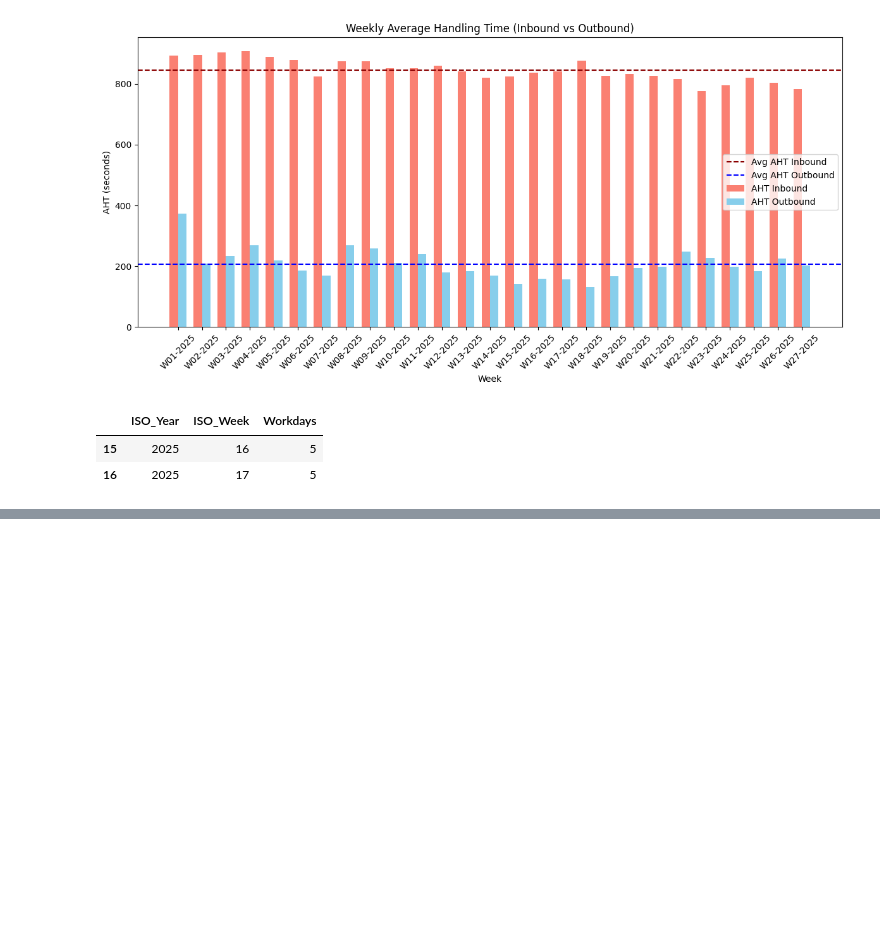
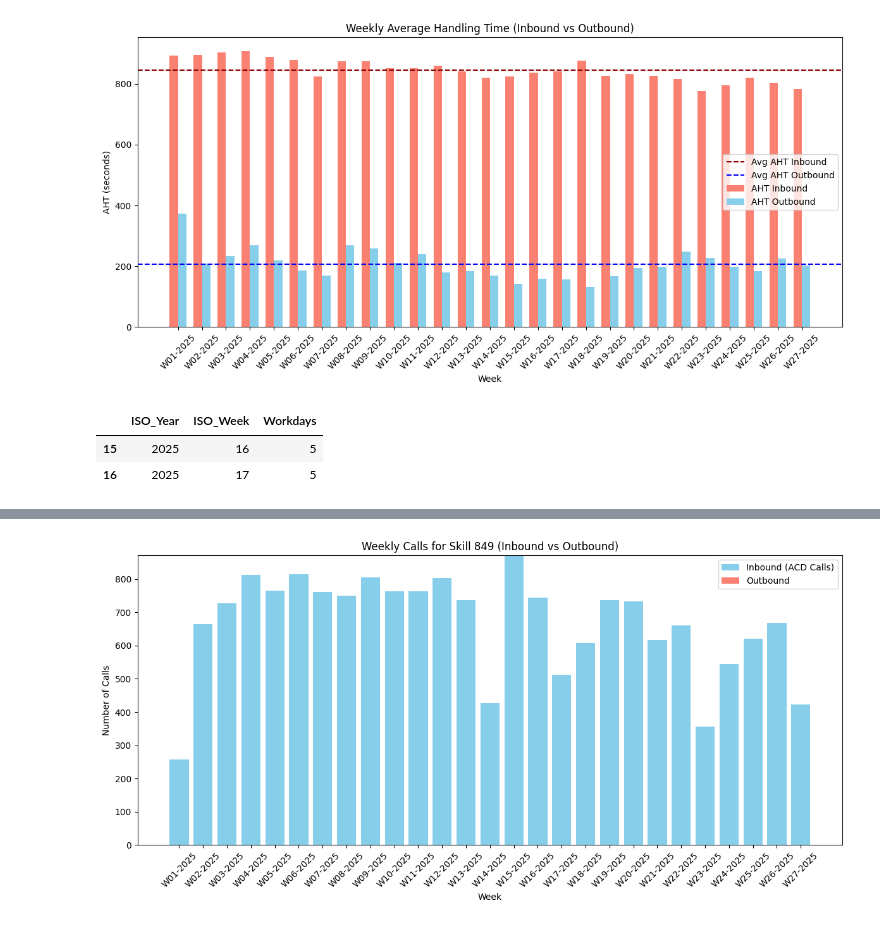
Before and after one commit to avtmarquardt-png/DPP_Callcenter, a Jupyter notebook: notebooks/Explore_CC_perf.ipynb, the cells around one changed output, grey strips where cells are left out. Cells and saved outputs as stored; diff of their text form; code cells hidden in the pictures; blank space fills up the shorter version.

```diff
--- a/notebooks/Explore_CC_perf.ipynb
+++ b/notebooks/Explore_CC_perf.ipynb
@@ -313,0 +466,42 @@ workdays_per_week[(workdays_per_week['ISO_Year'] == 2025) &
+# %%
+import pandas as pd
+import matplotlib.pyplot as plt
+
+# --- Step 1: Filter for Skill 849 ---
+df_skill = df_cleaned[df_cleaned['Skill #'] == '849'].copy()
+
+# --- Step 2: Create ISO week labels ---
+iso_calendar = df_skill['Date'].dt.isocalendar()
+df_skill['Week'] = iso_calendar['week'].apply(lambda x: f"W{x:02d}") + '-' + iso_calendar['year'].astype(str)
+
+# --- Step 3: Aggregate calls per week ---
+agg_skill_week = (
+    df_skill
+    .groupby('Week', as_index=False)
+    .agg({
+        'ACD Calls': 'sum',
+        'Long Distance Outbounds': 'sum'
+    })
+)
+
+# --- Step 4: Sort by week ---
+agg_skill_week = agg_skill_week.sort_values(by='Week').reset_index(drop=True)
+
+# --- Step 5: Plot stacked bar chart ---
+fig, ax = plt.subplots(figsize=(12, 6))
+
+ax.bar(agg_skill_week['Week'], agg_skill_week['ACD Calls'], label='Inbound (ACD Calls)', color='skyblue')
+ax.bar(agg_skill_week['Week'], agg_skill_week['Long Distance Outbounds'],
+       bottom=agg_skill_week['ACD Calls'], label='Outbound', color='salmon')
+
+# Beautify
+ax.set_xlabel("Week")
+ax.set_ylabel("Number of Calls")
+ax.set_title("Weekly Calls for Skill 849 (Inbound vs Outbound)")
+ax.legend()
+plt.xticks(rotation=45)
+
+plt.tight_layout()
+plt.show()
+# %% [output]
+[figure, added]
```
Also changed, not shown: parts of 7 cells of this notebook, 2 other files.
